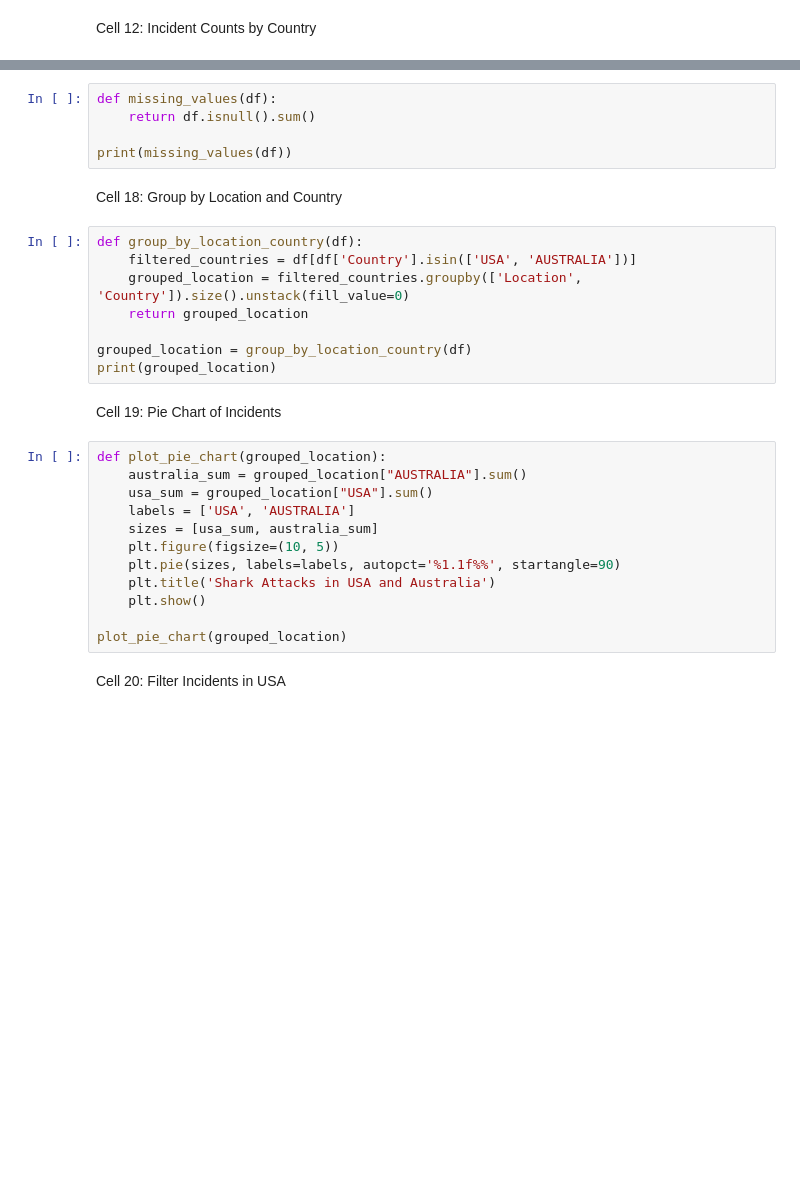
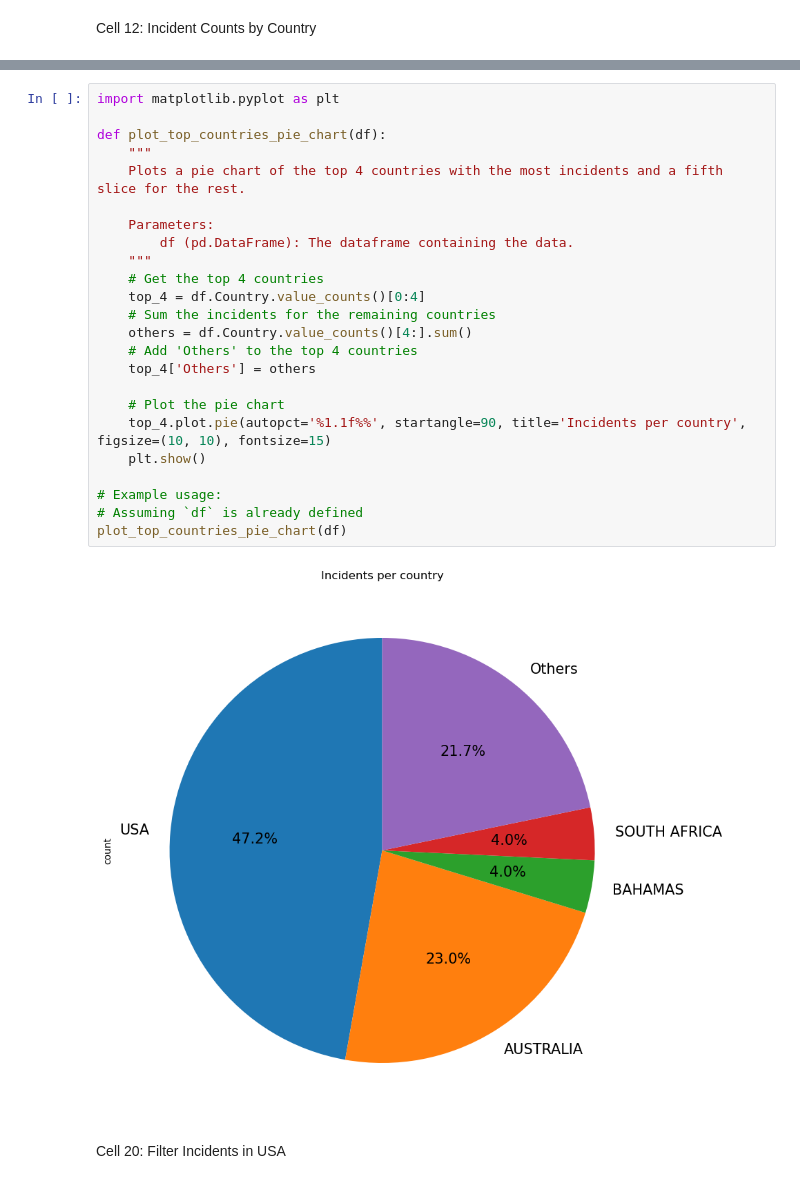
Before and after one commit to MustafaAldabbas/SharkAttack, a Jupyter notebook: functions.ipynb, the cells around one changed output, grey strips where cells are left out. Cells and saved outputs as stored; diff of their text form; blank space fills up the shorter version.

```diff
--- a/functions.ipynb
+++ b/functions.ipynb
@@ -135,32 +152,29 @@ Cell 17: Missing Values
-# %%
-def missing_values(df):
-    return df.isnull().sum()
-
-print(missing_values(df))
-# %% [markdown]
-Cell 18: Group by Location and Country
-# %%
-def group_by_location_country(df):
-    filtered_countries = df[df['Country'].isin(['USA', 'AUSTRALIA'])]
-    grouped_location = filtered_countries.groupby(['Location', 'Country']).size().unstack(fill_value=0)
-    return grouped_location
-
-grouped_location = group_by_location_country(df)
-print(grouped_location)
-# %% [markdown]
-Cell 19: Pie Chart of Incidents
-# %%
-def plot_pie_chart(grouped_location):
-    australia_sum = grouped_location["AUSTRALIA"].sum()
-    usa_sum = grouped_location["USA"].sum()
-    labels = ['USA', 'AUSTRALIA']
-    sizes = [usa_sum, australia_sum]
-    plt.figure(figsize=(10, 5))
-    plt.pie(sizes, labels=labels, autopct='%1.1f%%', startangle=90)
-    plt.title('Shark Attacks in USA and Australia')
-    plt.show()
-
-plot_pie_chart(grouped_location)
+# %%
+import matplotlib.pyplot as plt
+
+def plot_top_countries_pie_chart(df):
+    """
+    Plots a pie chart of the top 4 countries with the most incidents and a fifth slice for the rest.
+
+    Parameters:
+        df (pd.DataFrame): The dataframe containing the data.
+    """
+    # Get the top 4 countries
+    top_4 = df.Country.value_counts()[0:4]
+    # Sum the incidents for the remaining countries
+    others = df.Country.value_counts()[4:].sum()
+    # Add 'Others' to the top 4 countries
+    top_4['Others'] = others
+
+    # Plot the pie chart
+    top_4.plot.pie(autopct='%1.1f%%', startangle=90, title='Incidents per country', figsize=(10, 10), fontsize=15)
+    plt.show()
+
+# Example usage:
+# Assuming `df` is already defined
+plot_top_countries_pie_chart(df)
+# %% [output]
+[figure, added]
 # %% [markdown]
 Cell 20: Filter Incidents in USA
 # %%
```
Also changed, not shown: parts of 33 cells of this notebook, 1 other file.
